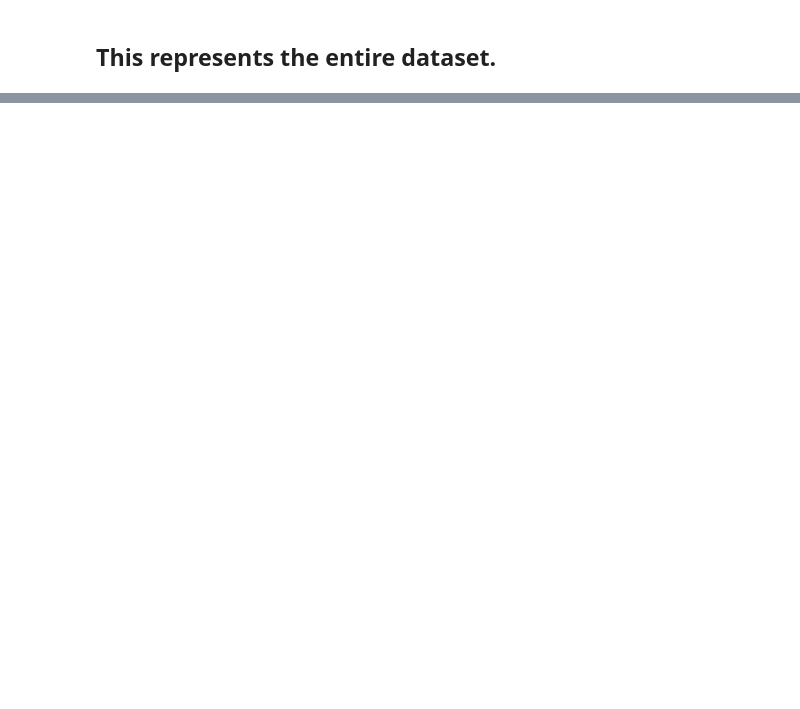
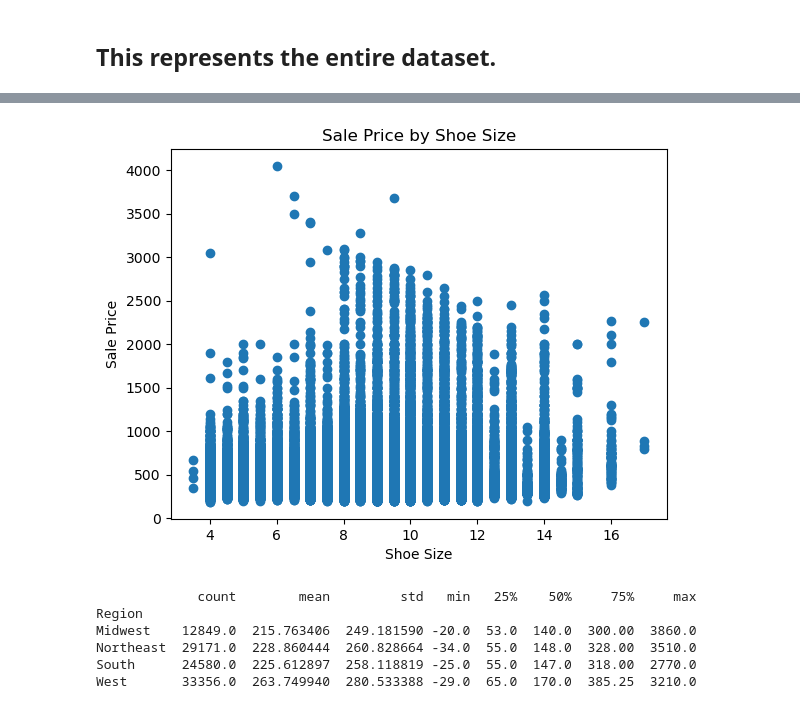
Before and after one commit to melissaa06/SNKRS_R_US, a Jupyter notebook: SneakerPy.ipynb, the cells around one changed output, grey strips where cells are left out. Drawn from its saved outputs; the diff is of its cells as text; code cells hidden in the pictures; blank space fills up the shorter version.

```diff
--- a/SneakerPy.ipynb
+++ b/SneakerPy.ipynb
@@ -55,0 +59,5 @@ print(sneaker_roi)
+# %%
+# Update spreadsheet with Sneaker Price Difference
+sneaker_data['Price Difference'] = sneaker_data['Sale Price'] - sneaker_data['Retail Price']
+
+sneaker_data.head()
@@ -55,0 +71,21 @@ print(sneaker_roi)
+# %%
+# Scatter plot
+plt.scatter(sneaker_data['Shoe Size'], sneaker_data['Sale Price'])
+plt.title('Sale Price by Shoe Size')
+plt.xlabel('Shoe Size')
+plt.ylabel('Sale Price')
+plt.show()
+# %% [output]
+[figure, added]
+# %%
+# Basic statistical details like percentile, mean, std, etc by region
+summary = sneaker_data.groupby('Region')['Price Difference'].describe()
+
+print(summary)
+# %% [output]
+             count        mean         std   min   25%    50%     75%     max
+Region
+Midwest    12849.0  215.763406  249.181590 -20.0  53.0  140.0  300.00  3860.0
+Northeast  29171.0  228.860444  260.828664 -34.0  55.0  148.0  328.00  3510.0
+South      24580.0  225.612897  258.118819 -25.0  55.0  147.0  318.00  2770.0
+West       33356.0  263.749940  280.533388 -29.0  65.0  170.0  385.25  3210.0
```
Also changed, not shown: parts of 20 cells of this notebook.
